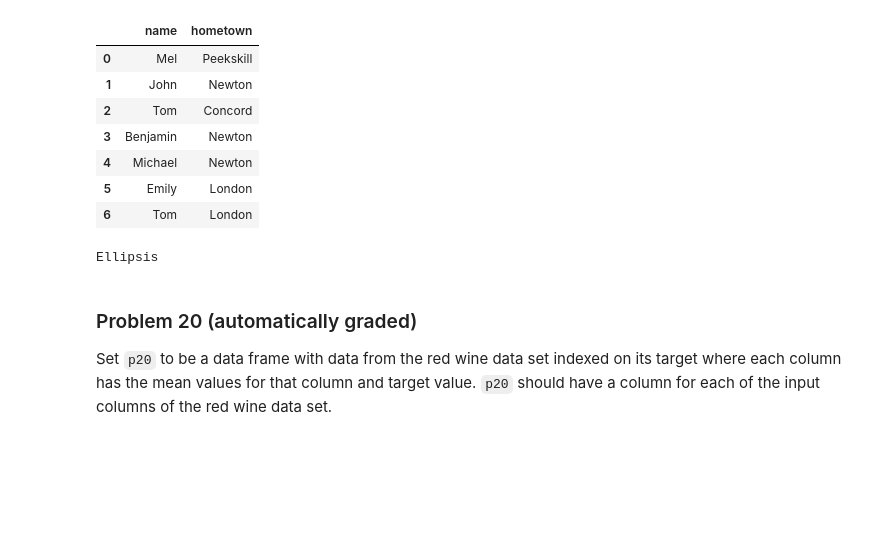
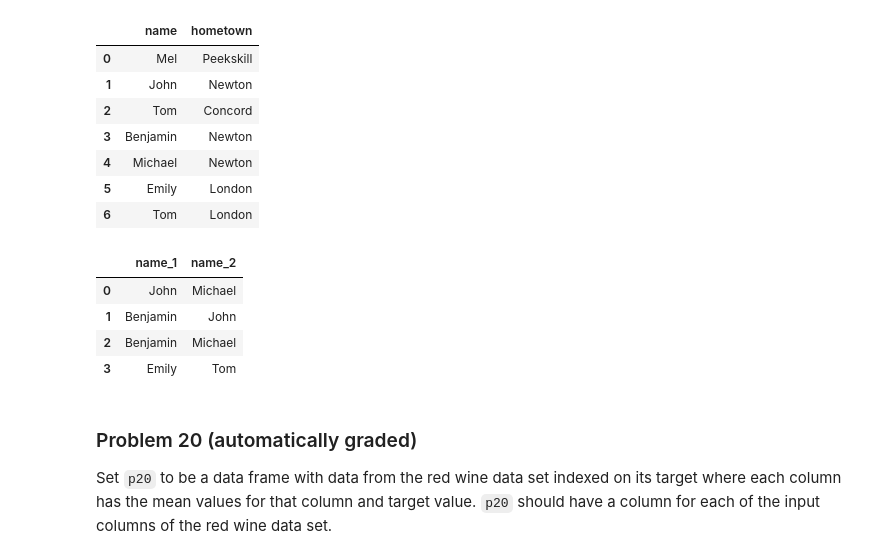
Before and after one commit to tware5-star/dx602-homework-10, a Jupyter notebook: homework.ipynb, the cells around one changed output. Drawn from its saved outputs; the diff is of its cells as text; code cells hidden in the pictures; blank space fills up the shorter version.

```diff
--- a/homework.ipynb
+++ b/homework.ipynb
@@ -338,12 +350,19 @@ q19
 | 4 | Michael | Newton |
 | 5 | Emily | London |
 | 6 | Tom | London |
-# %%
-# YOUR CHANGES HERE
-
-...
-# %% [output]
-Ellipsis
+# %%
+# YOUR CHANGES HERE
+
+df_merge = q19.merge(q19, on='hometown',suffixes=('_1','_2'))
+p19 = df_merge[(df_merge['name_1'] != df_merge['name_2']) & (df_merge['name_1'] < df_merge['name_2'])]
+p19 = p19[['name_1','name_2']].reset_index(drop=True)
+p19
+# %% [output]
+|  | name_1 | name_2 |
+| 0 | John | Michael |
+| 1 | Benjamin | John |
+| 2 | Benjamin | Michael |
+| 3 | Emily | Tom |
 # %% [markdown]
 ### Problem 20 (automatically graded)
 
```
Also changed, not shown: parts of 3 cells of this notebook.
